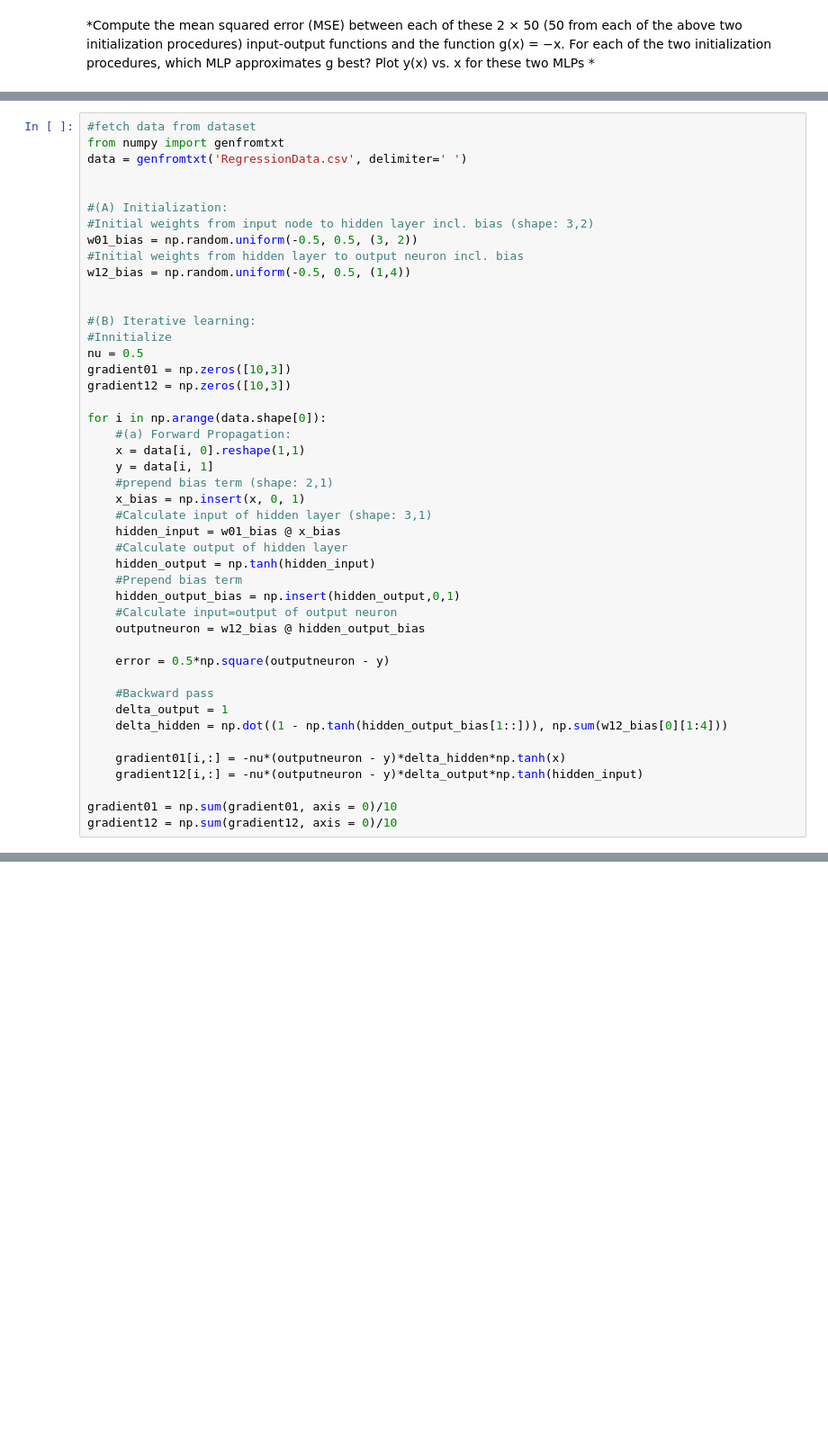
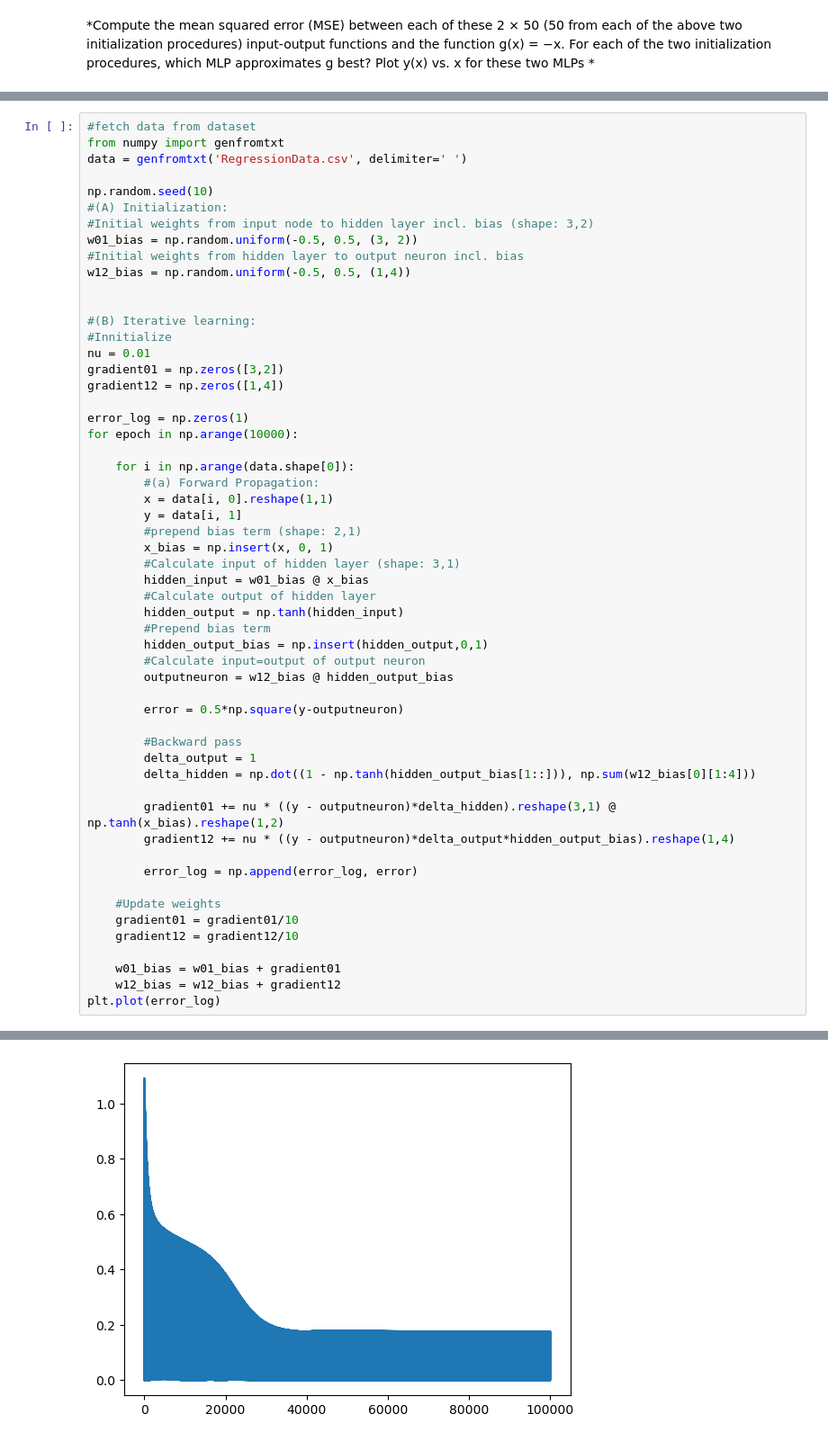
Before and after one commit to Javiermateor/Machine-Intelligence-I, a Jupyter notebook: Exercises/Exercise_03.ipynb, the cells around one changed output, grey strips where cells are left out. Shown at 90% size. Saved outputs shown, nothing was run; the diff lists cells and outputs as text; blank space fills up the shorter version.

Commit message:
Checkpoint Front Propagation

```diff
--- a/Exercises/Exercise_03.ipynb
+++ b/Exercises/Exercise_03.ipynb
@@ -277,7 +510,7 @@ Network outputs: [0.10086776]
 from numpy import genfromtxt
 data = genfromtxt('RegressionData.csv', delimiter=' ')
 
-
+np.random.seed(10)
 #(A) Initialization:
 #Initial weights from input node to hidden layer incl. bias (shape: 3,2)
 w01_bias = np.random.uniform(-0.5, 0.5, (3, 2))
@@ -287,33 +520,44 @@ w12_bias = np.random.uniform(-0.5, 0.5, (1,4))
 
 #(B) Iterative learning:
 #Innitialize
-nu = 0.5
-gradient01 = np.zeros([10,3])
-gradient12 = np.zeros([10,3])
+nu = 0.01
+gradient01 = np.zeros([3,2])
+gradient12 = np.zeros([1,4])
 
-for i in np.arange(data.shape[0]):
-    #(a) Forward Propagation:
-    x = data[i, 0].reshape(1,1)
-    y = data[i, 1]
-    #prepend bias term (shape: 2,1)
-    x_bias = np.insert(x, 0, 1)
-    #Calculate input of hidden layer (shape: 3,1)
-    hidden_input = w01_bias @ x_bias
-    #Calculate output of hidden layer
-    hidden_output = np.tanh(hidden_input)
-    #Prepend bias term
-    hidden_output_bias = np.insert(hidden_output,0,1)
-    #Calculate input=output of output neuron
-    outputneuron = w12_bias @ hidden_output_bias
+error_log = np.zeros(1)
+for epoch in np.arange(10000):
 
-    error = 0.5*np.square(outputneuron - y)
+    for i in np.arange(data.shape[0]):
+        #(a) Forward Propagation:
+        x = data[i, 0].reshape(1,1)
+        y = data[i, 1]
+        #prepend bias term (shape: 2,1)
+        x_bias = np.insert(x, 0, 1)
+        #Calculate input of hidden layer (shape: 3,1)
+        hidden_input = w01_bias @ x_bias
+        #Calculate output of hidden layer
+        hidden_output = np.tanh(hidden_input)
+        #Prepend bias term
+        hidden_output_bias = np.insert(hidden_output,0,1)
+        #Calculate input=output of output neuron
+        outputneuron = w12_bias @ hidden_output_bias
 
-    #Backward pass
-    delta_output = 1
-    delta_hidden = np.dot((1 - np.tanh(hidden_output_bias[1::])), np.sum(w12_bias[0][1:4]))
+        error = 0.5*np.square(y-outputneuron)
 
-    gradient01[i,:] = -nu*(outputneuron - y)*delta_hidden*np.tanh(x)
-    gradient12[i,:] = -nu*(outputneuron - y)*delta_output*np.tanh(hidden_input)
+        #Backward pass
+        delta_output = 1
+        delta_hidden = np.dot((1 - np.tanh(hidden_output_bias[1::])), np.sum(w12_bias[0][1:4]))
 
-gradient01 = np.sum(gradient01, axis = 0)/10
-gradient12 = np.sum(gradient12, axis = 0)/10
+        gradient01 += nu * ((y - outputneuron)*delta_hidden).reshape(3,1) @ np.tanh(x_bias).reshape(1,2)
+        gradient12 += nu * ((y - outputneuron)*delta_output*hidden_output_bias).reshape(1,4)
+
+        error_log = np.append(error_log, error)
+
+    #Update weights
+    gradient01 = gradient01/10
+    gradient12 = gradient12/10
+
+    w01_bias = w01_bias + gradient01
+    w12_bias = w12_bias + gradient12
+plt.plot(error_log)
+# %% [output]
@@ -319,0 +565 @@ gradient12 = np.sum(gradient12, axis = 0)/10
+[figure, added]
```
Also changed, not shown: parts of 7 cells of this notebook, 1 other file.
